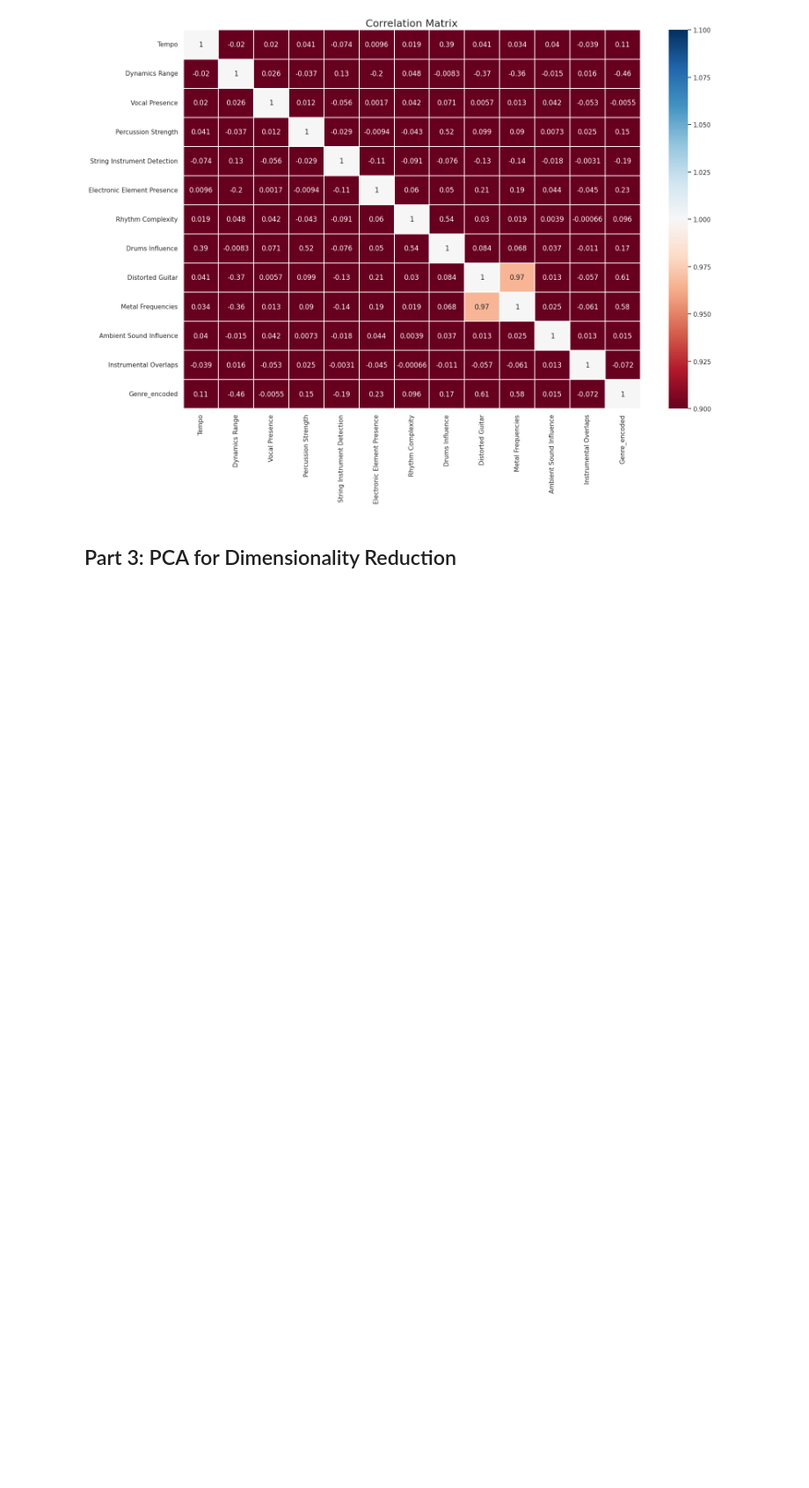
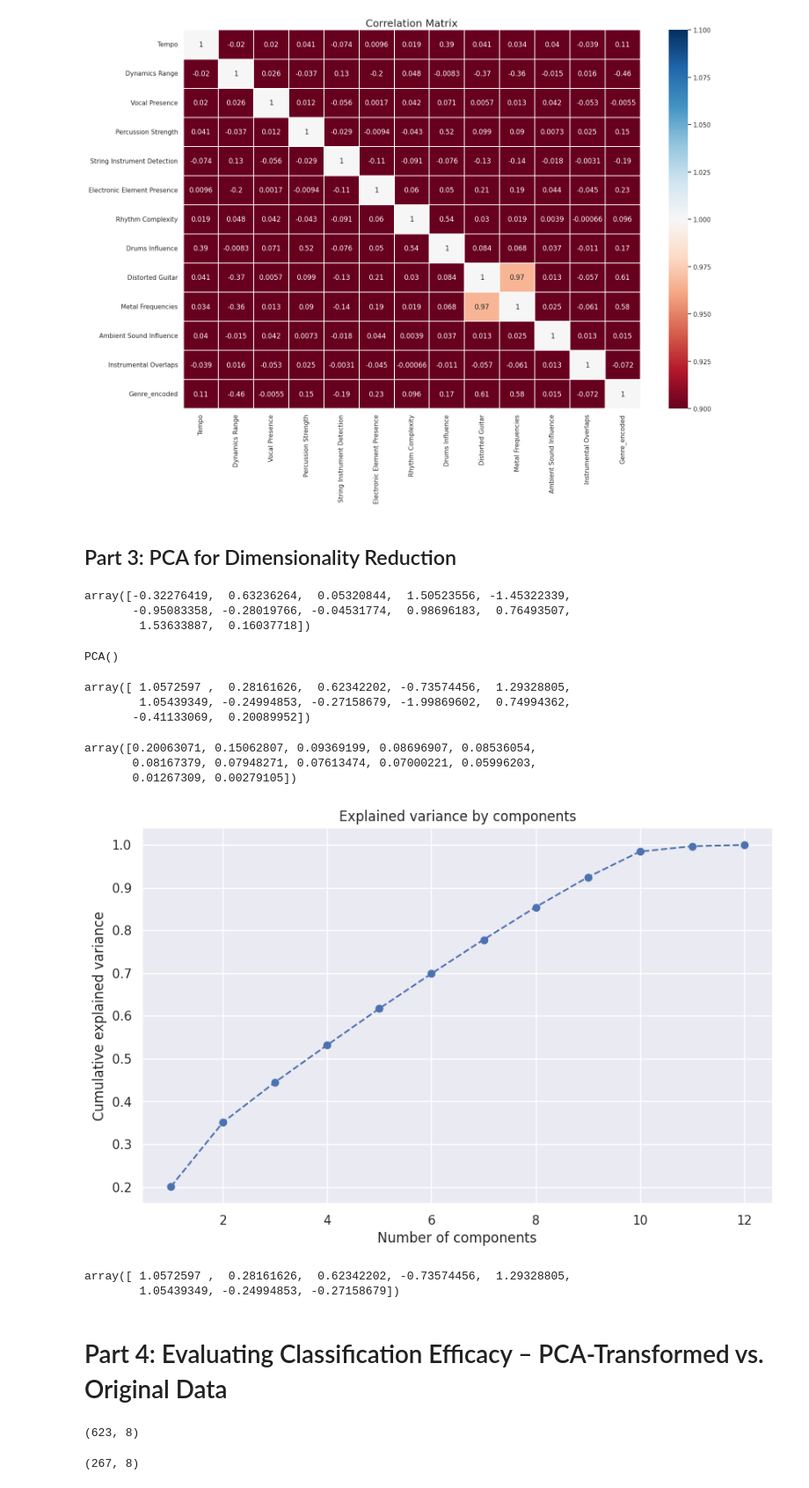
Before and after one commit to Jagannath29/DataScienceProjects, a Jupyter notebook: music_genre_classification_PCA/music_classification.ipynb, the cells around one changed output. Shown at 88% size. Cells and saved outputs as stored; diff of their text form; code cells hidden in the pictures; blank space fills up the shorter version.

Commit message:
complete music_genre classification

```diff
--- a/music_genre_classification_PCA/music_classification.ipynb
+++ b/music_genre_classification_PCA/music_classification.ipynb
@@ -177,3 +177,59 @@ Text(0.5, 1.0, 'Correlation Matrix')
 [figure]
 # %% [markdown]
 ## Part 3: PCA for Dimensionality Reduction
+# %%
+# Use the StandardScaler() from sklearn to standardize your data. Apply the fit_transform() method and store the standardized features in a variable called X_scaled.
+
+scaler = StandardScaler()
+X_scaled = scaler.fit_transform(X)
+X_scaled[0]
+# %% [output]
+array([-0.32276419,  0.63236264,  0.05320844,  1.50523556, -1.45322339,
+       -0.95083358, -0.28019766, -0.04531774,  0.98696183,  0.76493507,
+        1.53633887,  0.16037718])
+# %%
+# Implement PCA without specifying the number of components initially. This way, you’ll obtain the same number of components as the number of features.
+
+pca = PCA()
+pca
+# %% [output]
+PCA()
+# %%
+X_pca = pca.fit_transform(X_scaled)
+X_pca[0]
+# %% [output]
+array([ 1.0572597 ,  0.28161626,  0.62342202, -0.73574456,  1.29328805,
+        1.05439349, -0.24994853, -0.27158679, -1.99869602,  0.74994362,
+       -0.41133069,  0.20089952])
+# %%
+# Calculate the explained variance ratio for each component using pca.explained_variance_ratio_.
+
+explained_var = pca.explained_variance_ratio_
+explained_var
+# %% [output]
+array([0.20063071, 0.15062807, 0.09369199, 0.08696907, 0.08536054,
+       0.08167379, 0.07948271, 0.07613474, 0.07000221, 0.05996203,
+       0.01267309, 0.00279105])
+# %%
+# Visualize the explained variance against the number of principal components to determine how many you will use for the model.
+# Display the cumulative variance with the cumsum() method.
+
+plt.figure(figsize=(10,6))
+plt.plot(range(1, 13), explained_var.cumsum(), marker='o', linestyle='--')
+plt.title('Explained variance by components')
+plt.xlabel('Number of components')
+plt.ylabel('Cumulative explained variance')
+plt.show()
+# %% [output]
+[figure, added]
+# %%
+# After deciding the number of components, perform PCA again by defining n_components=8 and transform your scaled data with this PCA model.
+
+pca = PCA(n_components=8)
+X_pca = pca.fit_transform(X_scaled)
+X_pca[0]
+# %% [output]
+array([ 1.0572597 ,  0.28161626,  0.62342202, -0.73574456,  1.29328805,
+        1.05439349, -0.24994853, -0.27158679])
+# %% [markdown]
+# Part 4: Evaluating Classification Efficacy – PCA-Transformed vs. Original Data
@@ -179,0 +238,8 @@ Text(0.5, 1.0, 'Correlation Matrix')
+# %%
+X_train.shape
+# %% [output]
+(623, 8)
+# %%
+X_test.shape
+# %% [output]
+(267, 8)
```
Also changed, not shown: parts of 12 cells of this notebook.
